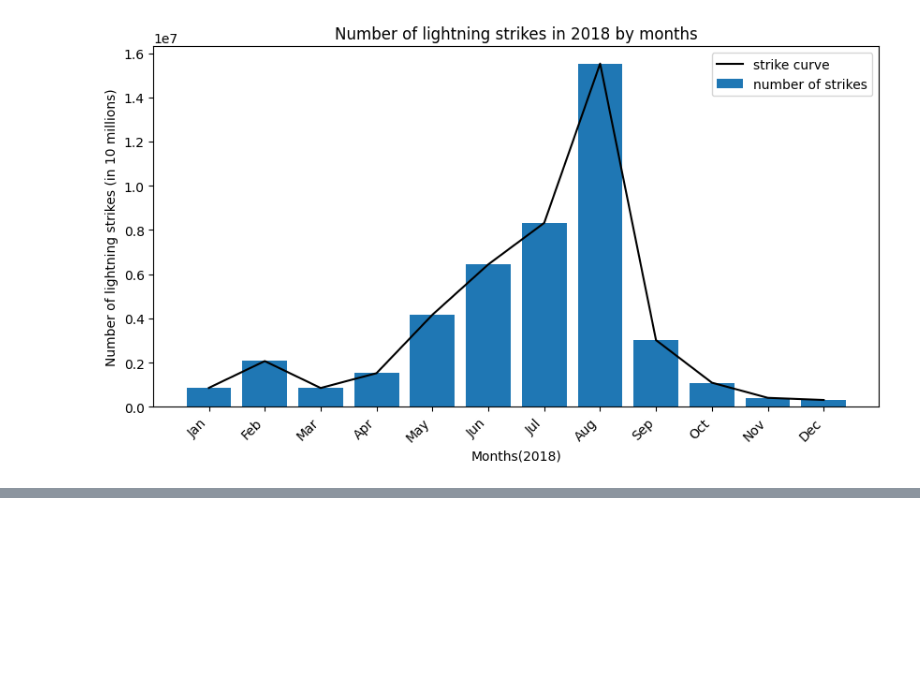
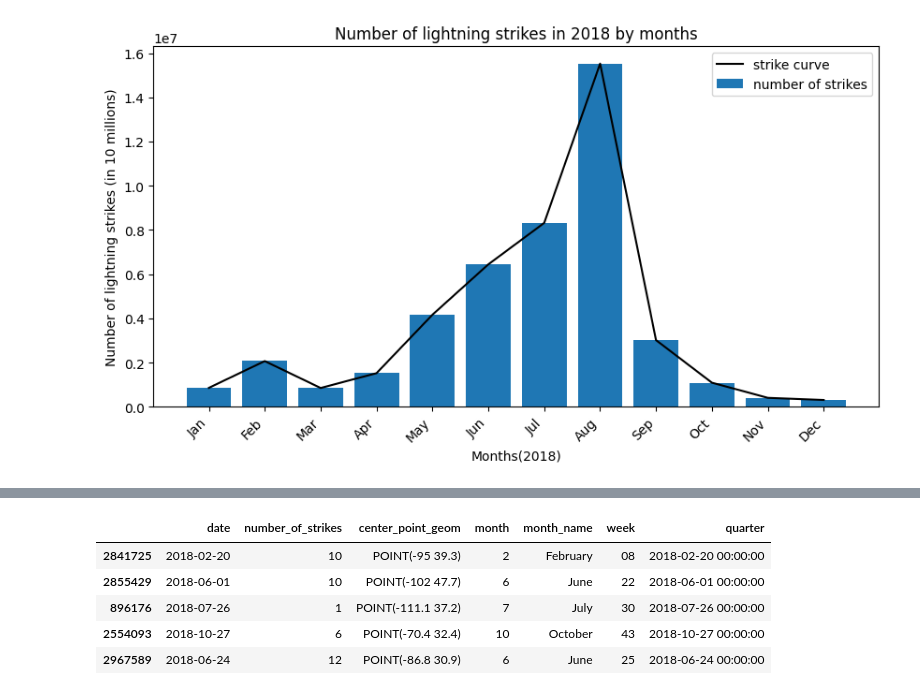
Before and after one commit to vaspanchal/LightningStrikesNOAA_EDA, a Jupyter notebook: Untitled.ipynb, the cells around one changed output, grey strips where cells are left out. Saved outputs shown, nothing was run; the diff lists cells and outputs as text; code cells hidden in the pictures; blank space fills up the shorter version.

```diff
--- a/Untitled.ipynb
+++ b/Untitled.ipynb
@@ -123,0 +130,2 @@ plt.show()
+# %%
+df['week'] = df['date'].dt.strftime('%V')
@@ -123,0 +141,11 @@ plt.show()
+# %%
+df['quarter'] = df['date'].dt.strftime('%q')
+# %%
+df.sample(5)
+# %% [output]
+|  | date | number_of_strikes | center_point_geom | month | month_name | week | quarter |
+| 2841725 | 2018-02-20 | 10 | POINT(-95 39.3) | 2 | February | 08 | 2018-02-20 00:00:00 |
+| 2855429 | 2018-06-01 | 10 | POINT(-102 47.7) | 6 | June | 22 | 2018-06-01 00:00:00 |
+| 896176 | 2018-07-26 | 1 | POINT(-111.1 37.2) | 7 | July | 30 | 2018-07-26 00:00:00 |
+| 2554093 | 2018-10-27 | 6 | POINT(-70.4 32.4) | 10 | October | 43 | 2018-10-27 00:00:00 |
+| 2967589 | 2018-06-24 | 12 | POINT(-86.8 30.9) | 6 | June | 25 | 2018-06-24 00:00:00 |
```
Also changed, not shown: parts of 2 cells of this notebook.
